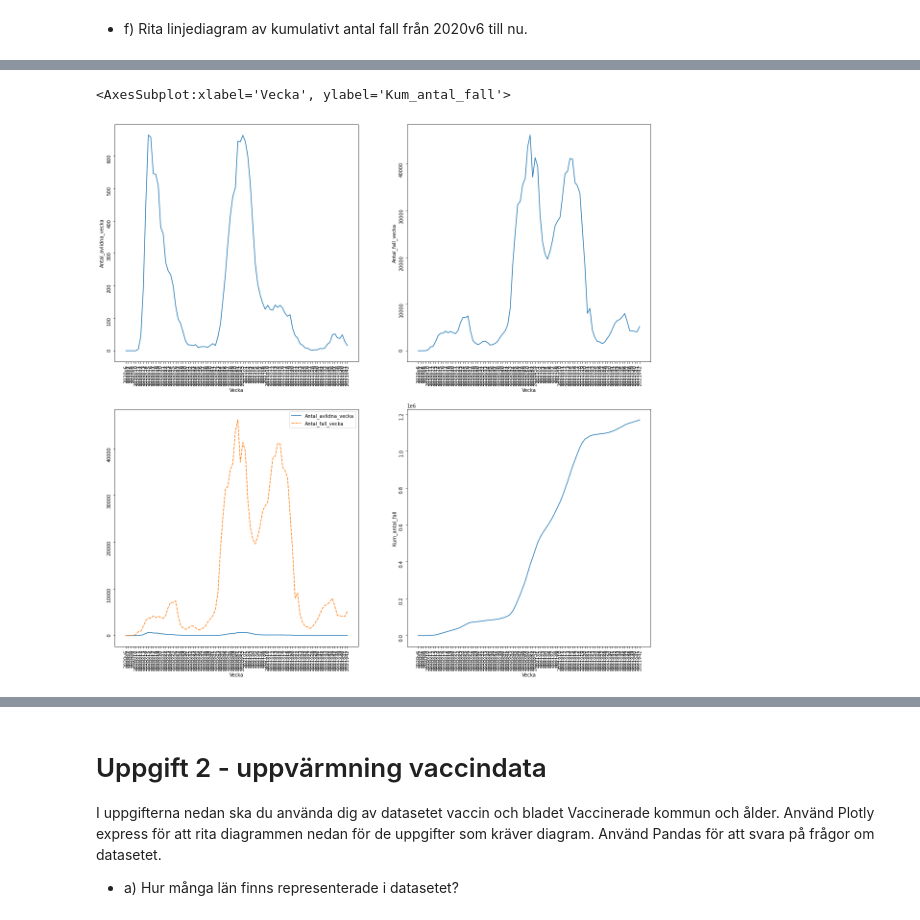
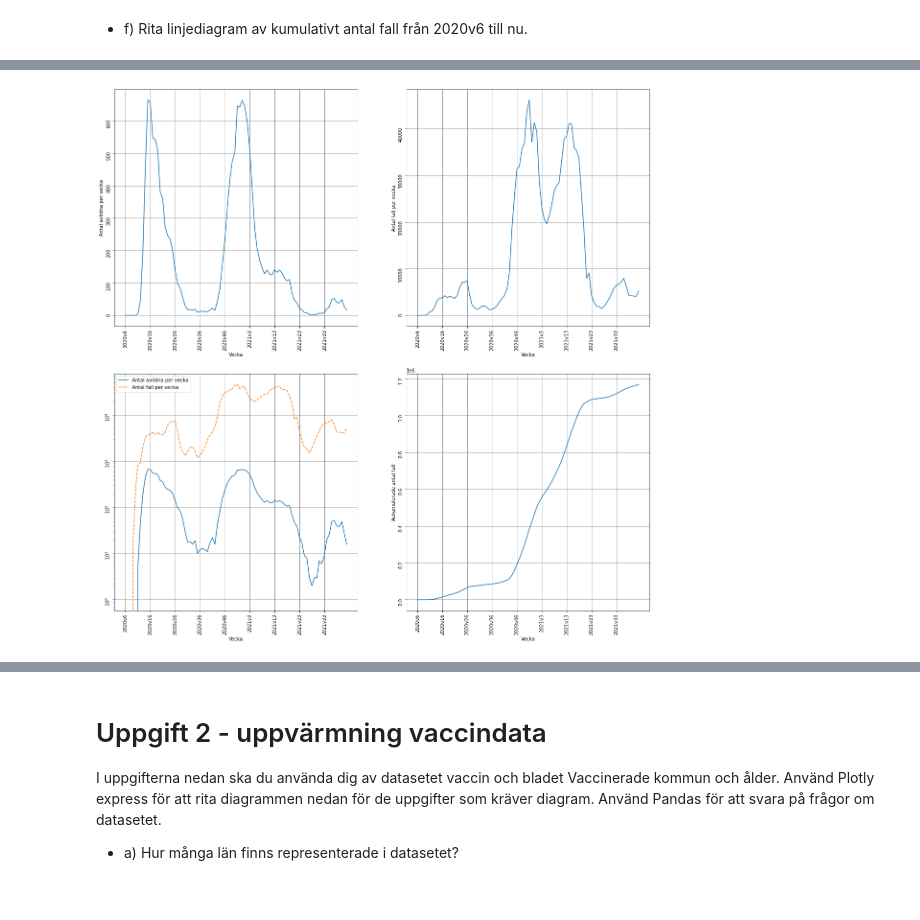
Before and after one commit to SamiFatmi/Databehandling-SAMI-FATMI, a Jupyter notebook: Labs/Labb 1/Labb 1.ipynb, the cells around one changed output, grey strips where cells are left out. Saved outputs shown, nothing was run; the diff lists cells and outputs as text; code cells hidden in the pictures.

Commit message:
Adding comments, restyling and saving figures

```diff
--- a/Labs/Labb 1/Labb 1.ipynb
+++ b/Labs/Labb 1/Labb 1.ipynb
@@ -56,0 +74,10 @@ covid19.tail()
+# %%
+# renaming the columns
+
+covid19.columns=['År', 'Veckonummer', 'Antal fall per vecka', 'Antal fall per 100000 invånare per vecka',
+       'Antal fall per 100000 invånare per 14dagar', 'Ackumulerade antal fall', 'Ackumulerade fall per 100000 invånare',
+       'Antal nyaintensivvårdade per vecka', 'Ackumulerade antal intensivvårdade',
+       'Antal avlidna per vecka', 'Antal avlidna per miljon invånare per vecka',
+       'Ackumulerade antal avlidna', 'Ackumulerade antal avlidna per miljon invånare']
+
+covid19.head()
@@ -57,13 +91,3 @@ covid19.tail()
 # %% [markdown]
 
 - b) Slå ihop kolumnerna "år" och "veckonummer" till en kolumn med namn "Vecka" .
-# %%
-covid19["år"] = covid19["år"].astype(str)
-covid19["veckonummer"] = covid19["veckonummer"].astype(str)
-
-covid19["år"] = covid19["år"] + "v" + covid19["veckonummer"]
-covid19 = covid19.drop(columns=["veckonummer"])
-
-covid19 = covid19.rename(columns={"år": "Vecka"})
-
-covid19
@@ -83,0 +94,12 @@ covid19
+# %%
+#merging the 2 columns together
+covid19["År"] = covid19["År"].astype(str) + "v" + covid19["Veckonummer"].astype(str)
+
+#dropping the 'Veckonummer' column
+covid19 = covid19.drop(columns=["Veckonummer"])
+
+#renaming the column 'År' to 'Vecka'
+covid19 = covid19.rename(columns={"År": "Vecka"})
+
+#Checking the head of the dataframe
+covid19.head()
@@ -123,16 +160,20 @@ covid19[["Antal_avlidna_vecka","Antal_fall_vecka"]]
 # %%
 # drawing everything with seaborn
 
 fig, ax = plt.subplots(2,2 , figsize=(20,20))
+fig.set_facecolor("white")
 
 for i in [0,1]:
     for j in [0,1]:
+        ax[i][j].set_xticks(list(range(0,len(covid19["Vecka"]),10)))
         ax[i][j].tick_params(rotation=90)
+        ax[i][j].grid(color="gray")
 
-sns.lineplot(ax=ax[0,0], data =covid19 , x="Vecka", y="Antal_avlidna_vecka")
-sns.lineplot(ax=ax[0,1], data =covid19 , x="Vecka", y="Antal_fall_vecka")
-sns.lineplot(ax=ax[1,0], data =covid19[["Vecka","Antal_avlidna_vecka","Antal_fall_vecka"]].set_index("Vecka",drop=True) )
-sns.lineplot(ax=ax[1,1], data =covid19 , x="Vecka", y="Kum_antal_fall")
+sns.lineplot(ax=ax[0,0], data =covid19 , x="Vecka", y="Antal avlidna per vecka")
+sns.lineplot(ax=ax[0,1], data =covid19 , x="Vecka", y="Antal fall per vecka")
+sns.lineplot(ax=ax[1,0], data =covid19[["Vecka","Antal avlidna per vecka","Antal fall per vecka"]].set_index("Vecka",drop=True)).set_yscale("log")
+sns.lineplot(ax=ax[1,1], data =covid19 , x="Vecka", y="Ackumulerade antal fall")
+
+fig.savefig("Visualiseringar/Upp1_c_to_f_all_graphs_sns.png")
 # %% [output]
-<AxesSubplot:xlabel='Vecka', ylabel='Kum_antal_fall'>
-[figure, old version]
+[figure, new version]
```
Also changed, not shown: parts of 24 cells of this notebook, 13 other files.
